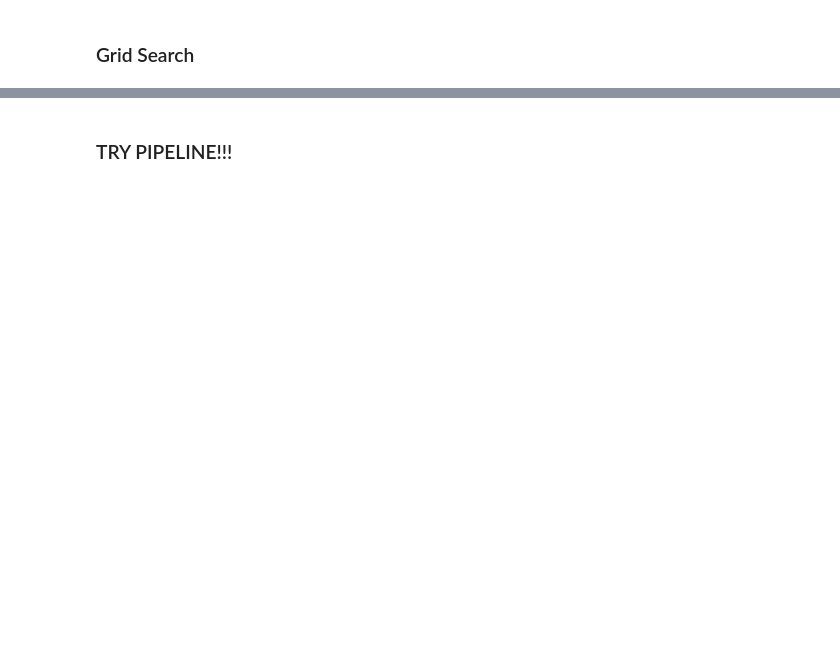
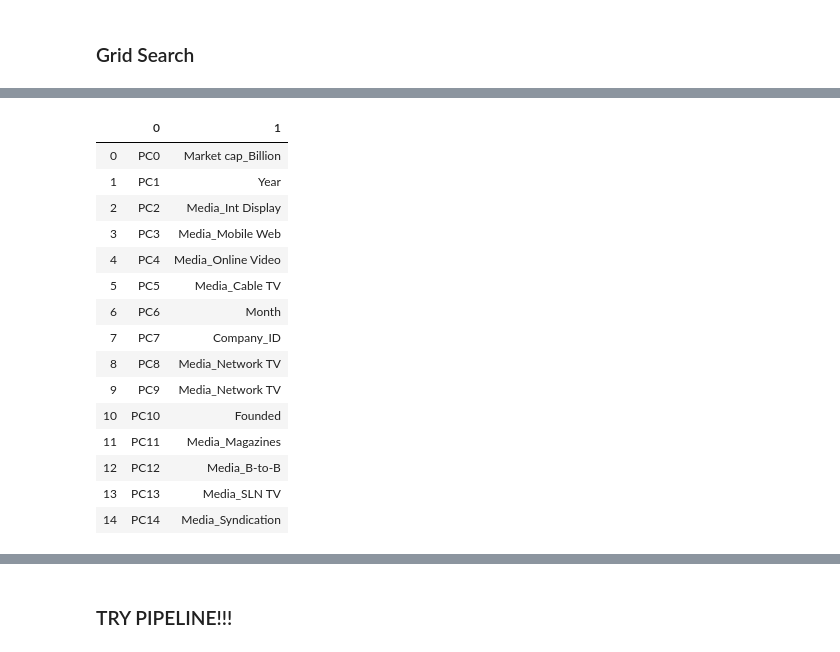
Before and after one commit to bonniema/Competitive_Spend_Classifier, a Jupyter notebook: Competitive_Classification_BM.ipynb, the cells around one changed output, grey strips where cells are left out. Saved outputs shown, nothing was run; the diff lists cells and outputs as text; code cells hidden in the pictures; blank space fills up the shorter version.

```diff
--- a/Competitive_Classification_BM.ipynb
+++ b/Competitive_Classification_BM.ipynb
@@ -358,0 +386,41 @@ plot_feature_importances(forest)
+# %%
+
+np.random.seed(0)
+
+pca = PCA(n_components=15).fit(scaled_features)
+
+# number of components
+n_pcs= pca.components_.shape[0]
+
+# get the index of the most important feature on EACH component
+# LIST COMPREHENSION HERE
+most_important = [np.abs(pca.components_[i]).argmax() for i in range(n_pcs)]
+
+initial_feature_names = scaled_features.columns
+# get the names
+most_important_names = [initial_feature_names[most_important[i]] for i in range(n_pcs)]
+
+# LIST COMPREHENSION HERE AGAIN
+dic = {'PC{}'.format(i): most_important_names[i] for i in range(n_pcs)}
+
+# build the dataframe
+df = pd.DataFrame(dic.items())
+# %%
+df
+# %% [output]
+|  | 0 | 1 |
+| 0 | PC0 | Market cap_Billion |
+| 1 | PC1 | Year |
+| 2 | PC2 | Media_Int Display |
+| 3 | PC3 | Media_Mobile Web |
+| 4 | PC4 | Media_Online Video |
+| 5 | PC5 | Media_Cable TV |
+| 6 | PC6 | Month |
+| 7 | PC7 | Company_ID |
+| 8 | PC8 | Media_Network TV |
+| 9 | PC9 | Media_Network TV |
+| 10 | PC10 | Founded |
+| 11 | PC11 | Media_Magazines |
+| 12 | PC12 | Media_B-to-B |
+| 13 | PC13 | Media_SLN TV |
+| 14 | PC14 | Media_Syndication |
```
Also changed, not shown: parts of 32 cells of this notebook.
